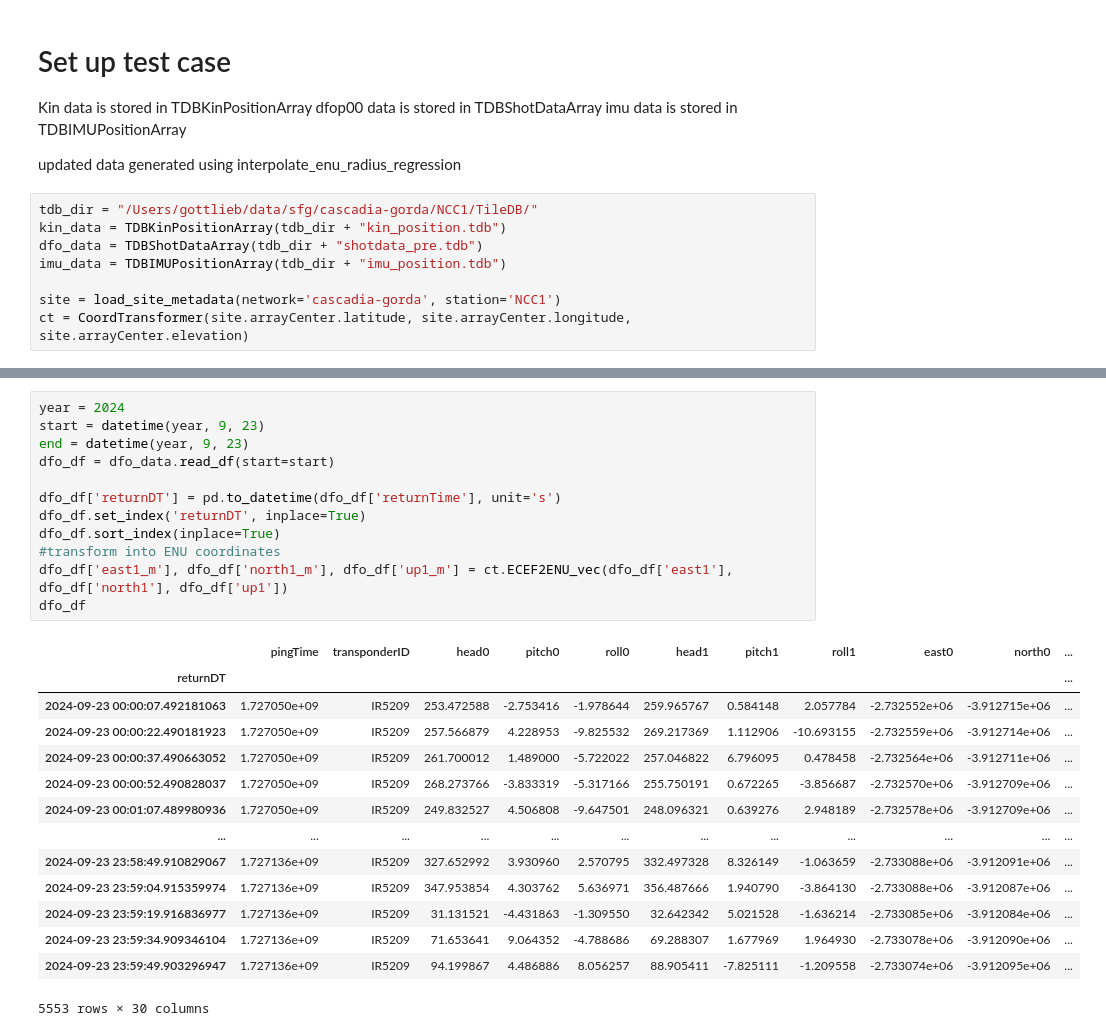
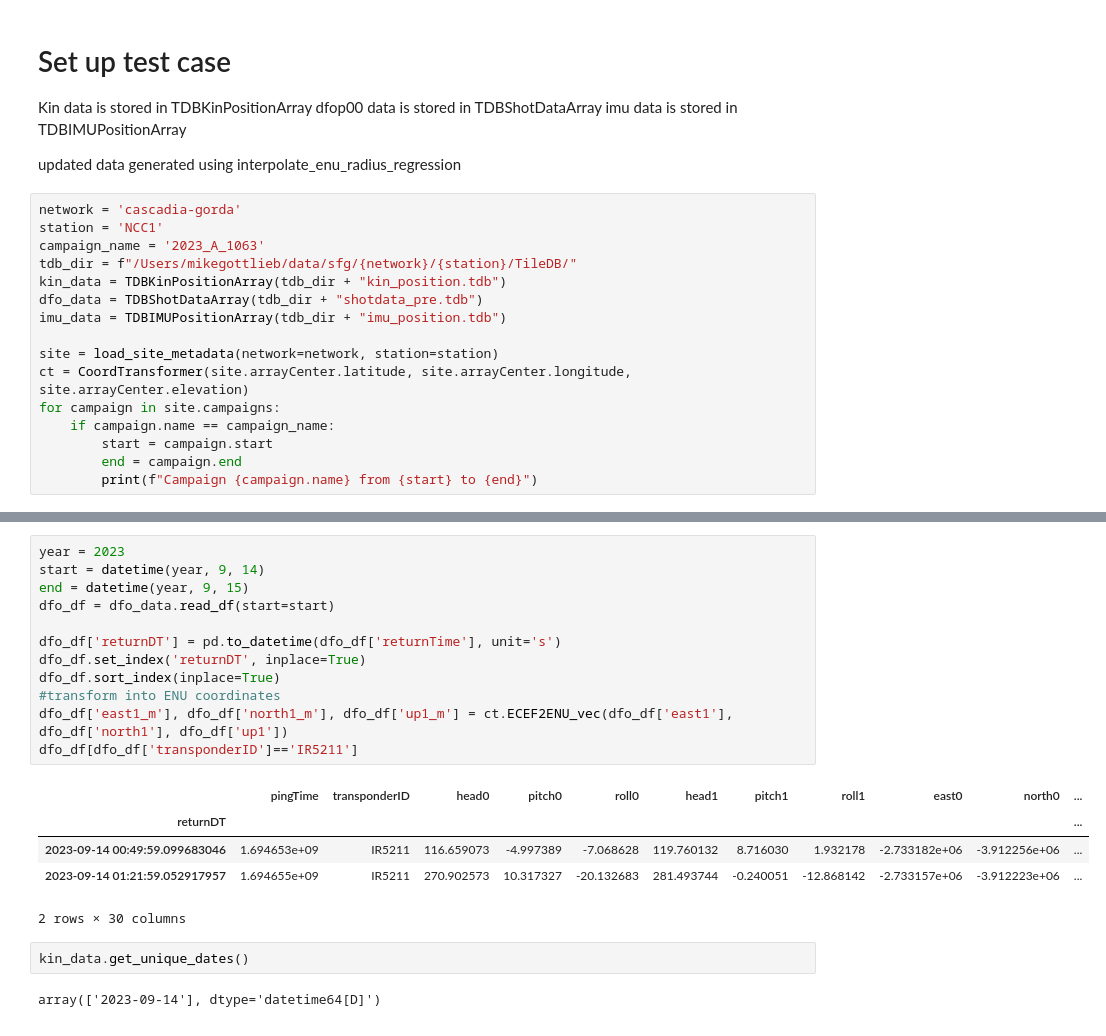
Before and after one commit to EarthScope/es_sfgtools, a Jupyter notebook: dev/notebooks/compare_positions.ipynb, the cells around one changed output, grey strips where cells are left out. Saved outputs shown, nothing was run; the diff lists cells and outputs as text.

```diff
--- a/dev/notebooks/compare_positions.ipynb
+++ b/dev/notebooks/compare_positions.ipynb
@@ -18,13 +16,21 @@ imu data is stored in TDBIMUPositionArray
 
 updated data generated using interpolate_enu_radius_regression
 # %%
-tdb_dir = "/Users/gottlieb/data/sfg/cascadia-gorda/NCC1/TileDB/"
+network = 'cascadia-gorda'
+station = 'NCC1'
+campaign_name = '2023_A_1063'
+tdb_dir = f"/Users/mikegottlieb/data/sfg/{network}/{station}/TileDB/"
 kin_data = TDBKinPositionArray(tdb_dir + "kin_position.tdb")
 dfo_data = TDBShotDataArray(tdb_dir + "shotdata_pre.tdb")
 imu_data = TDBIMUPositionArray(tdb_dir + "imu_position.tdb")
 
-site = load_site_metadata(network='cascadia-gorda', station='NCC1')
+site = load_site_metadata(network=network, station=station)
 ct = CoordTransformer(site.arrayCenter.latitude, site.arrayCenter.longitude, site.arrayCenter.elevation)
+for campaign in site.campaigns:
+    if campaign.name == campaign_name:
+        start = campaign.start
+        end = campaign.end
+        print(f"Campaign {campaign.name} from {start} to {end}")
 # %% [output]
 Loading site metadata from https://data.earthscope.org/archive/seafloor/metadata/cascadia-gorda/NCC1.json
 Loading vessel metadata from https://data.earthscope.org/archive/seafloor/metadata/vessels/1126.json
@@ -33,30 +58,25 @@ Loading vessel metadata from https://data.earthscope.org/archive/seafloor/metada
 # %%
-year = 2024
-start = datetime(year, 9, 23)
-end = datetime(year, 9, 23)
+year = 2023
+start = datetime(year, 9, 14)
+end = datetime(year, 9, 15)
 dfo_df = dfo_data.read_df(start=start)
 
 dfo_df['returnDT'] = pd.to_datetime(dfo_df['returnTime'], unit='s')
 dfo_df.set_index('returnDT', inplace=True)
 dfo_df.sort_index(inplace=True)
 #transform into ENU coordinates
 dfo_df['east1_m'], dfo_df['north1_m'], dfo_df['up1_m'] = ct.ECEF2ENU_vec(dfo_df['east1'], dfo_df['north1'], dfo_df['up1'])
-dfo_df
+dfo_df[dfo_df['transponderID']=='IR5211']
 # %% [output]
 |  | pingTime | transponderID | head0 | pitch0 | roll0 | head1 | pitch1 | roll1 | east0 | north0 | ... |
 | returnDT |  |  |  |  |  |  |  |  |  |  | ... |
-| 2024-09-23 00:00:07.492181063 | 1.727050e+09 | IR5209 | 253.472588 | -2.753416 | -1.978644 | 259.965767 | 0.584148 | 2.057784 | -2.732552e+06 | -3.912715e+06 | ... |
-| 2024-09-23 00:00:22.490181923 | 1.727050e+09 | IR5209 | 257.566879 | 4.228953 | -9.825532 | 269.217369 | 1.112906 | -10.693155 | -2.732559e+06 | -3.912714e+06 | ... |
-| 2024-09-23 00:00:37.490663052 | 1.727050e+09 | IR5209 | 261.700012 | 1.489000 | -5.722022 | 257.046822 | 6.796095 | 0.478458 | -2.732564e+06 | -3.912711e+06 | ... |
-| 2024-09-23 00:00:52.490828037 | 1.727050e+09 | IR5209 | 268.273766 | -3.833319 | -5.317166 | 255.750191 | 0.672265 | -3.856687 | -2.732570e+06 | -3.912709e+06 | ... |
-| 2024-09-23 00:01:07.489980936 | 1.727050e+09 | IR5209 | 249.832527 | 4.506808 | -9.647501 | 248.096321 | 0.639276 | 2.948189 | -2.732578e+06 | -3.912709e+06 | ... |
-| ... | ... | ... | ... | ... | ... | ... | ... | ... | ... | ... | ... |
-| 2024-09-23 23:58:49.910829067 | 1.727136e+09 | IR5209 | 327.652992 | 3.930960 | 2.570795 | 332.497328 | 8.326149 | -1.063659 | -2.733088e+06 | -3.912091e+06 | ... |
-| 2024-09-23 23:59:04.915359974 | 1.727136e+09 | IR5209 | 347.953854 | 4.303762 | 5.636971 | 356.487666 | 1.940790 | -3.864130 | -2.733088e+06 | -3.912087e+06 | ... |
-| 2024-09-23 23:59:19.916836977 | 1.727136e+09 | IR5209 | 31.131521 | -4.431863 | -1.309550 | 32.642342 | 5.021528 | -1.636214 | -2.733085e+06 | -3.912084e+06 | ... |
-| 2024-09-23 23:59:34.909346104 | 1.727136e+09 | IR5209 | 71.653641 | 9.064352 | -4.788686 | 69.288307 | 1.677969 | 1.964930 | -2.733078e+06 | -3.912090e+06 | ... |
-| 2024-09-23 23:59:49.903296947 | 1.727136e+09 | IR5209 | 94.199867 | 4.486886 | 8.056257 | 88.905411 | -7.825111 | -1.209558 | -2.733074e+06 | -3.912095e+06 | ... |
+| 2023-09-14 00:49:59.099683046 | 1.694653e+09 | IR5211 | 116.659073 | -4.997389 | -7.068628 | 119.760132 | 8.716030 | 1.932178 | -2.733182e+06 | -3.912256e+06 | ... |
+| 2023-09-14 01:21:59.052917957 | 1.694655e+09 | IR5211 | 270.902573 | 10.317327 | -20.132683 | 281.493744 | -0.240051 | -12.868142 | -2.733157e+06 | -3.912223e+06 | ... |
-5553 rows × 30 columns
+2 rows × 30 columns
+# %%
+kin_data.get_unique_dates()
+# %% [output]
+array(['2023-09-14'], dtype='datetime64[D]')
 # %%
 kin_df = kin_data.read_df(start=start, end=end)
 # transform into ENU coordinates
```
Also changed, not shown: parts of 6 cells of this notebook, 17 other files.
